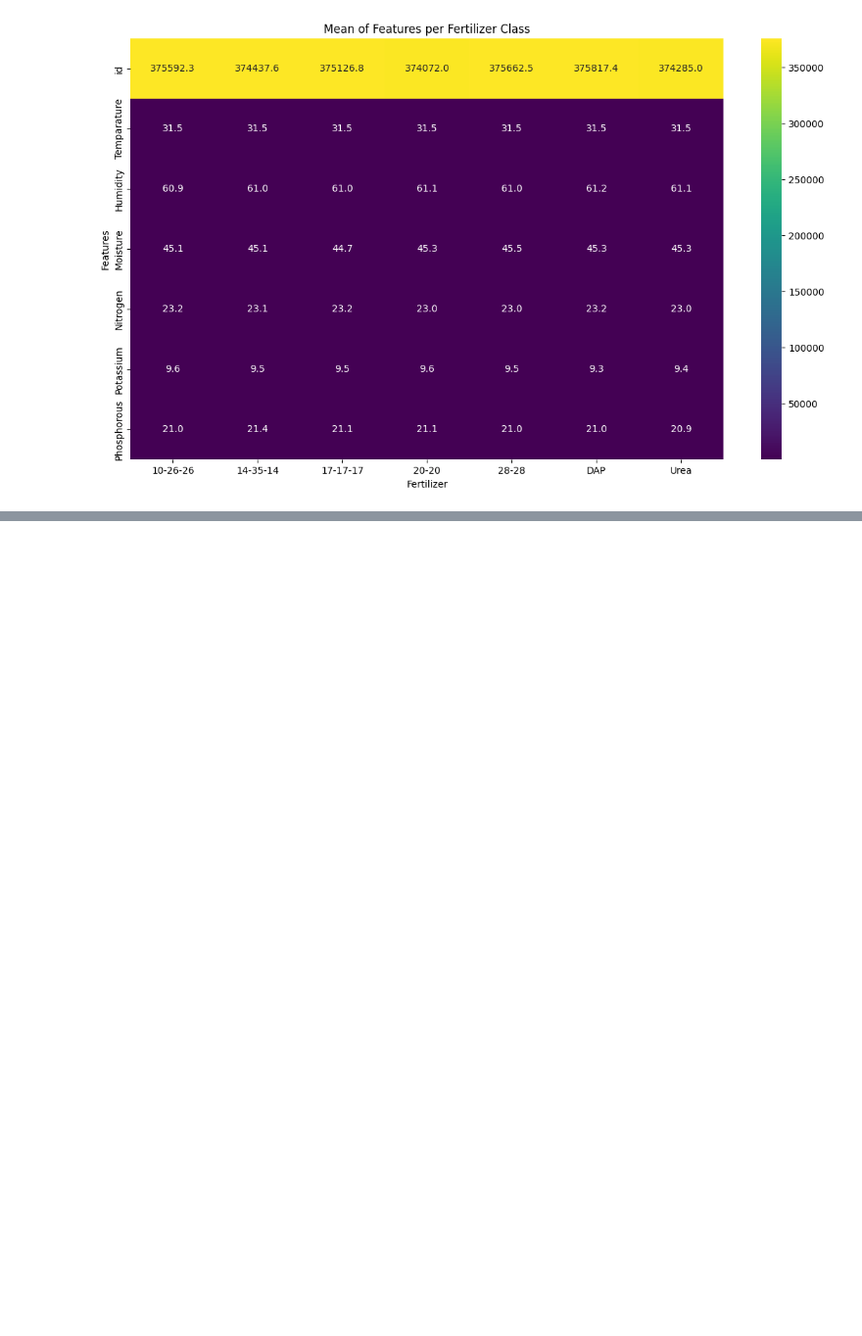
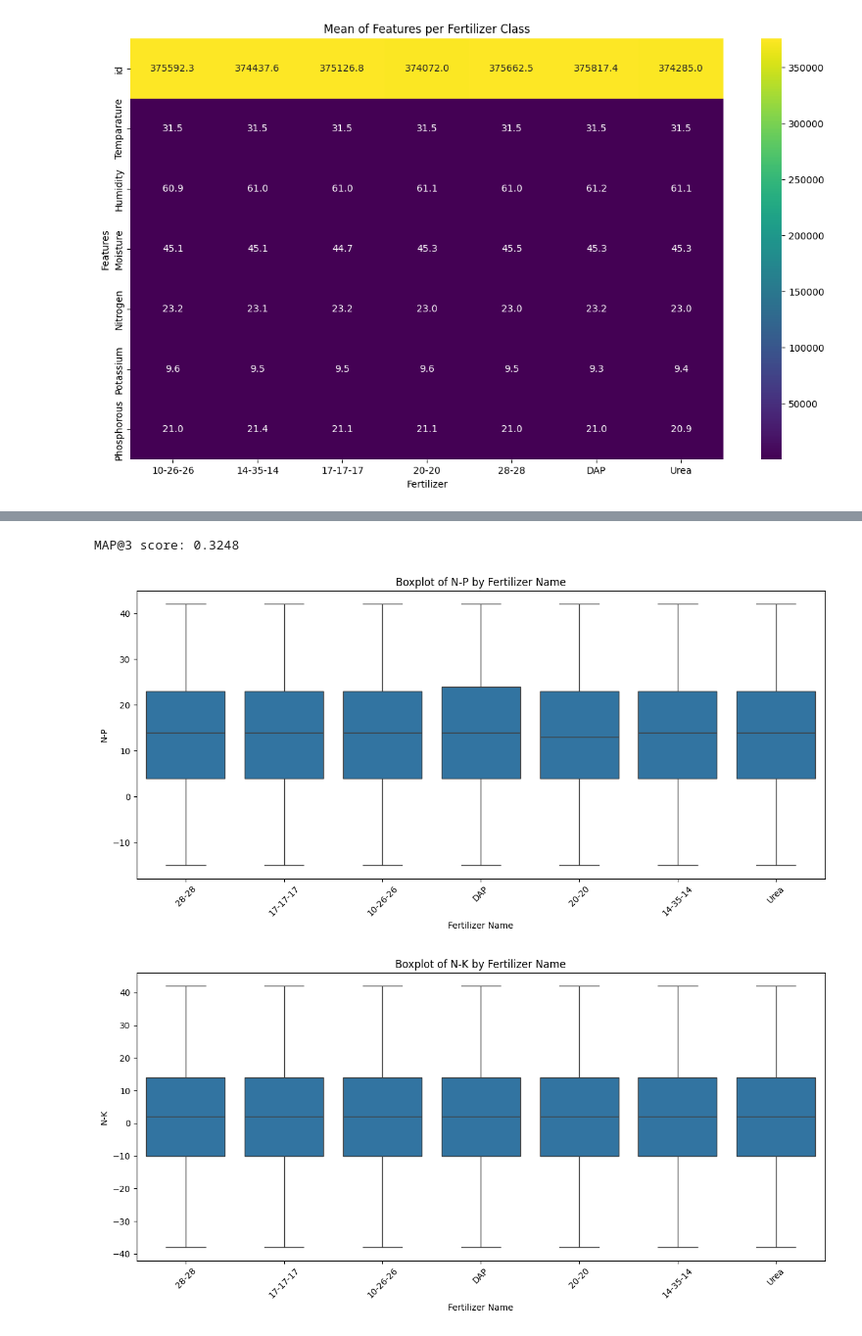
Before and after one commit to YuWatanabe0309/Fertilizers, a Jupyter notebook: playground-series-s5e6/main.ipynb, the cells around one changed output, grey strips where cells are left out. Shown at 98% size. Cells and saved outputs as stored; diff of their text form; code cells hidden in the pictures; blank space fills up the shorter version.

```diff
--- a/playground-series-s5e6/main.ipynb
+++ b/playground-series-s5e6/main.ipynb
@@ -126,12 +127,25 @@ y = train['Fertilizer Name']
 for col in ['Soil Type', 'Crop Type']:
     X[col] = X[col].astype('category')
 
+# 特徴量追加
+X['N-P'] = X['Nitrogen']- X['Potassium']
+X['N-K'] = X['Nitrogen']- X['Phosphorous']
+
 X_train, X_val, y_train, y_val = train_test_split(X, y, stratify=y, test_size=0.2, random_state=42)
 
-model = LGBMClassifier(random_state=42)
+model = LGBMClassifier(
+    random_state=42,
+    class_weight='balanced',
+    num_leaves=48,
+    max_depth=10,
+    learning_rate=0.05,
+    n_estimators=300
+    )
 model.fit(X_train, y_train)
 
 y_pred = model.predict(X_val)
+y_pred = np.array(y_pred)
+
 print(classification_report(y_val, y_pred))
 # %% [output]
 [LightGBM] [Warning] Found whitespace in feature_names, replace with underlines
@@ -153,0 +226,31 @@ weighted avg       0.19      0.19      0.18    150000
+# %%
+
+top3_labels = [[class_labels[i] for i in row] for row in top3_preds]
+
+# 実際のラベル（正解ラベル）をリスト形式に
+actual_labels = y_val.values.tolist()
+
+# MAP@3 を計算
+score = mapk(actual_labels, top3_labels, k=3)
+print(f"MAP@3 score: {score:.4f}")
+# %% [output]
+MAP@3 score: 0.3248
+# %%
+new_features = ['N-P', 'N-K']
+
+plot_df = X.copy()
+plot_df['Fertilizer Name'] = y.values  # ラベル列を追加
+
+# 箱ひげ図を特徴量ごとにプロット
+for feature in new_features:
+    plt.figure(figsize=(12, 6))
+    sns.boxplot(data=plot_df, x='Fertilizer Name', y=feature)
+    plt.title(f"Boxplot of {feature} by Fertilizer Name")
+    plt.xticks(rotation=45)
+    plt.xlabel("Fertilizer Name")
+    plt.ylabel(feature)
+    plt.tight_layout()
+    plt.show()
+# %% [output]
+[figure, added]
+[figure, added]
```
Also changed, not shown: parts of 5 cells of this notebook, 1 other file.
